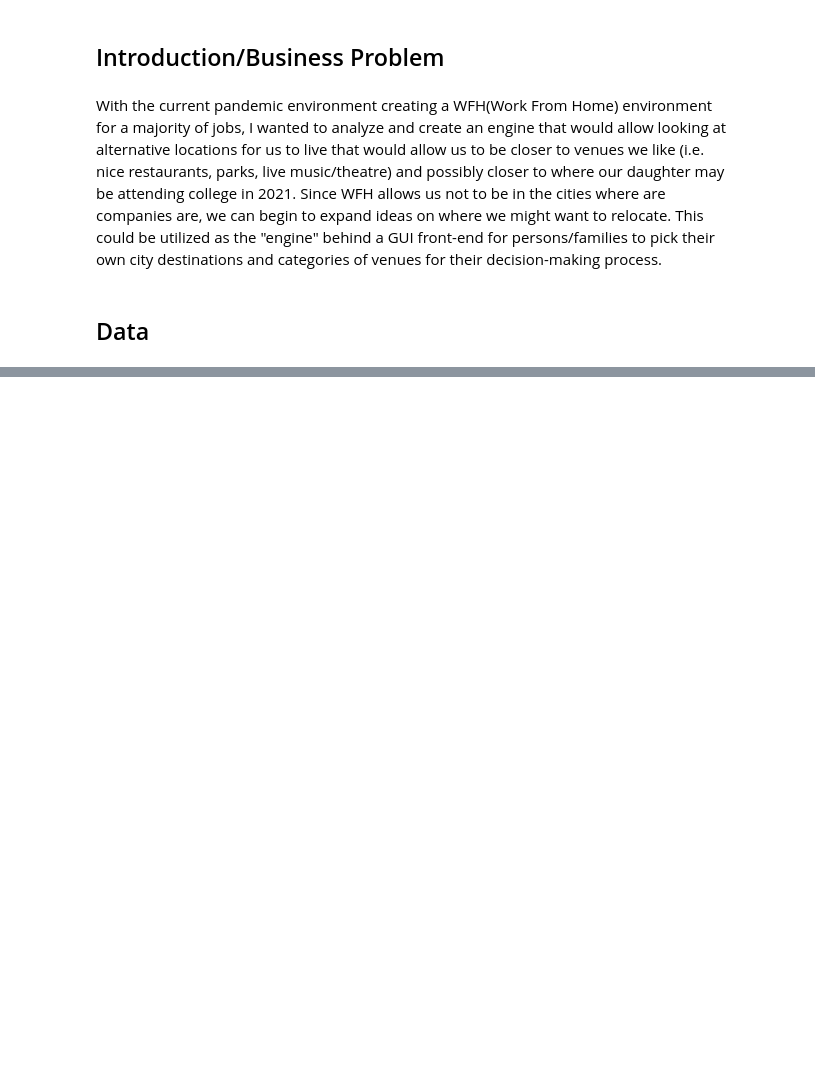
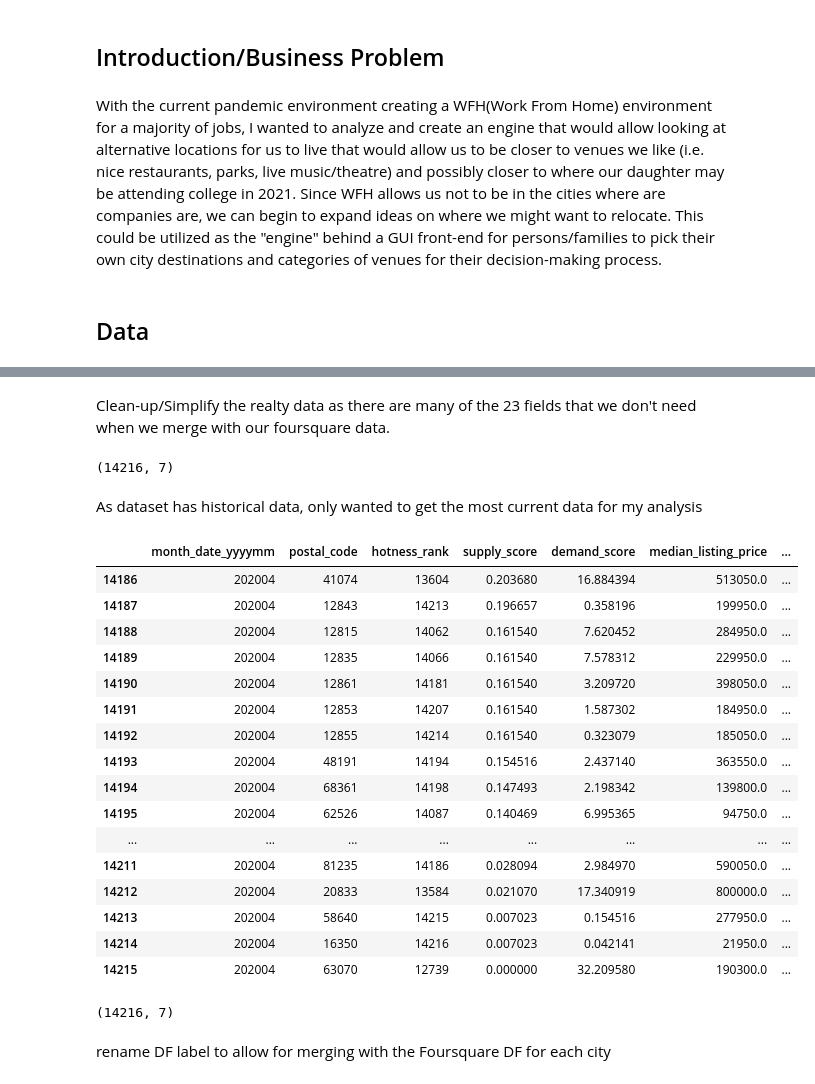
Before and after one commit to dkhunter09/Coursera_Capstone, a Jupyter notebook: Final Capstone Project.ipynb, the cells around one changed output, grey strips where cells are left out. Drawn from its saved outputs; the diff is of its cells as text; code cells hidden in the pictures; blank space fills up the shorter version.

```diff
--- a/Final Capstone Project.ipynb
+++ b/Final Capstone Project.ipynb
@@ -16,0 +19,24 @@ All this data will allow us to compare zip codes(areas) in those cities that wou
+# %%
+import numpy as np # library to handle data in a vectorized manner
+import time
+import pandas as pd # library for data analsysis
+pd.set_option('display.max_columns', None)
+pd.set_option('display.max_rows', None)
+
+import json # library to handle JSON files
+import requests # library to handle requests
+from pandas.io.json import json_normalize # tranform JSON file into a pandas dataframe
+
+!conda install -c conda-forge geopy --yes
+from geopy.geocoders import Nominatim # convert an address into latitude and longitude values
+!conda install -c conda-forge folium=0.5.0 --yes # uncomment this line if you haven't completed the Foursquare API lab
+import folium # map rendering library
+
+# Matplotlib and associated plotting modules
+import matplotlib.cm as cm
+import matplotlib.colors as colors
+
+# import k-means from clustering stage
+from sklearn.cluster import KMeans
+
+print('Libraries imported.')
@@ -16,0 +423,39 @@ All this data will allow us to compare zip codes(areas) in those cities that wou
+# %% [markdown]
+Clean-up/Simplify the realty data as there are many of the 23 fields that we don't need when we merge with our foursquare data.
+# %%
+df_realty = df_data_1[['month_date_yyyymm', 'postal_code', 'hotness_rank', 'supply_score', 'demand_score', 'median_listing_price', 'median_listing_price_vs_us']]
+# %%
+df_realty.shape
+# %% [output]
+(14216, 7)
+# %%
+df_realty = df_realty.astype({"month_date_yyyymm": str})
+# %% [markdown]
+As dataset has historical data, only wanted to get the most current data for my analysis
+# %%
+cur_realty = df_realty[(df_realty.month_date_yyyymm == "202004")]
+cur_realty.tail(30)
+# %% [output]
+|  | month_date_yyyymm | postal_code | hotness_rank | supply_score | demand_score | median_listing_price | ... |
+| 14186 | 202004 | 41074 | 13604 | 0.203680 | 16.884394 | 513050.0 | ... |
+| 14187 | 202004 | 12843 | 14213 | 0.196657 | 0.358196 | 199950.0 | ... |
+| 14188 | 202004 | 12815 | 14062 | 0.161540 | 7.620452 | 284950.0 | ... |
+| 14189 | 202004 | 12835 | 14066 | 0.161540 | 7.578312 | 229950.0 | ... |
+| 14190 | 202004 | 12861 | 14181 | 0.161540 | 3.209720 | 398050.0 | ... |
+| 14191 | 202004 | 12853 | 14207 | 0.161540 | 1.587302 | 184950.0 | ... |
+| 14192 | 202004 | 12855 | 14214 | 0.161540 | 0.323079 | 185050.0 | ... |
+| 14193 | 202004 | 48191 | 14194 | 0.154516 | 2.437140 | 363550.0 | ... |
+| 14194 | 202004 | 68361 | 14198 | 0.147493 | 2.198342 | 139800.0 | ... |
+| 14195 | 202004 | 62526 | 14087 | 0.140469 | 6.995365 | 94750.0 | ... |
+| ... | ... | ... | ... | ... | ... | ... | ... |
+| 14211 | 202004 | 81235 | 14186 | 0.028094 | 2.984970 | 590050.0 | ... |
+| 14212 | 202004 | 20833 | 13584 | 0.021070 | 17.340919 | 800000.0 | ... |
+| 14213 | 202004 | 58640 | 14215 | 0.007023 | 0.154516 | 277950.0 | ... |
+| 14214 | 202004 | 16350 | 14216 | 0.007023 | 0.042141 | 21950.0 | ... |
+| 14215 | 202004 | 63070 | 12739 | 0.000000 | 32.209580 | 190300.0 | ... |
+# %%
+cur_realty.shape
+# %% [output]
+(14216, 7)
+# %% [markdown]
+rename DF label to allow for merging with the Foursquare DF for each city
```
Also changed, not shown: parts of 96 cells of this notebook.
